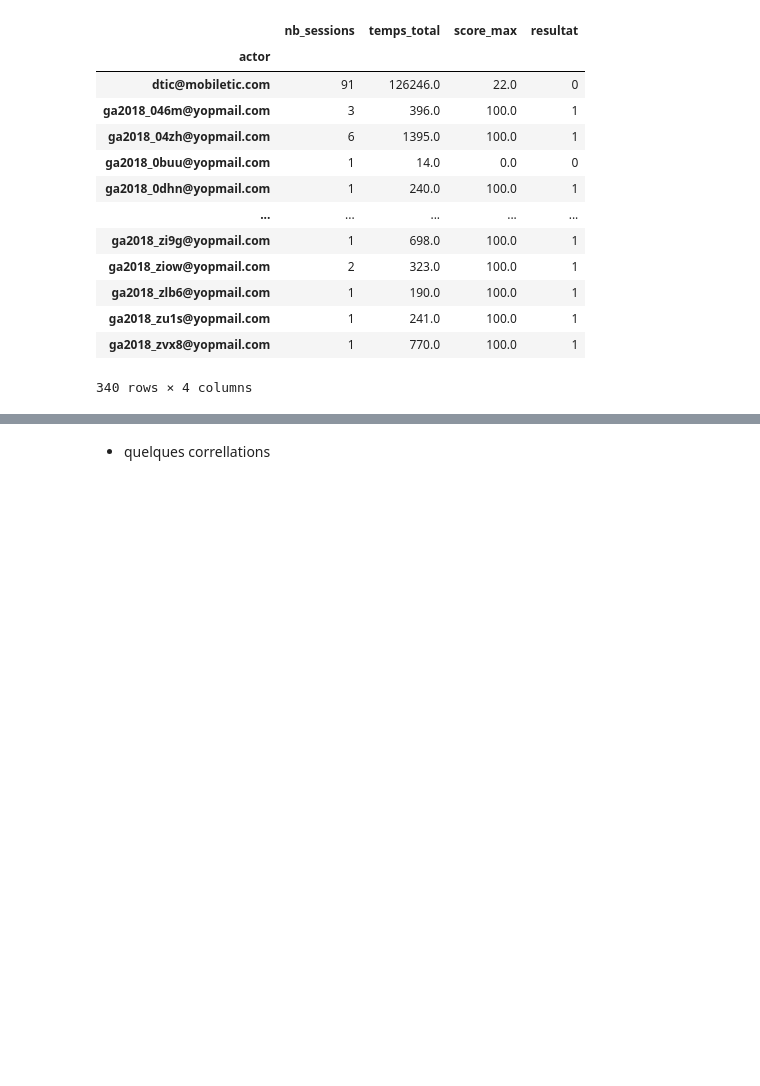
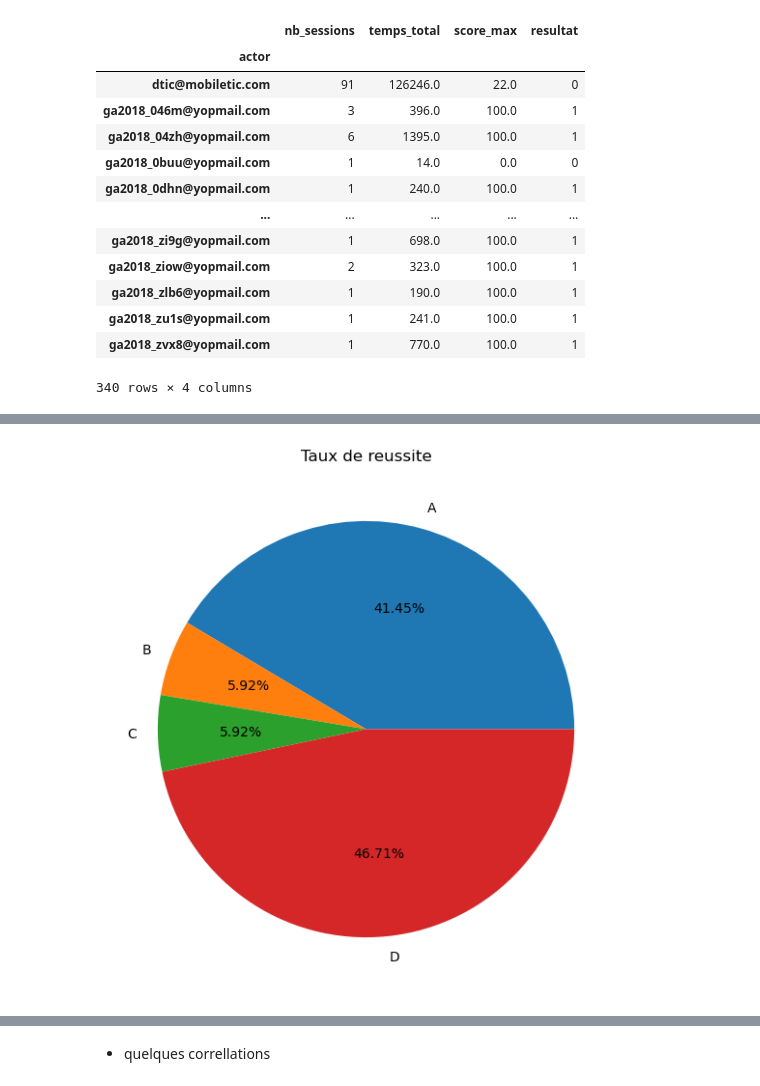
Before and after one commit to DJIGIFA/ODC-ML-DGS, a Jupyter notebook: Untitled.ipynb, the cells around one changed output, grey strips where cells are left out. Saved outputs shown, nothing was run; the diff lists cells and outputs as text; code cells hidden in the pictures; blank space fills up the shorter version.

```diff
--- a/Untitled.ipynb
+++ b/Untitled.ipynb
@@ -107,0 +133,4 @@ data.getModuleActorStat("671-presentation")
+# %%
+data.camenbert()
+# %% [output]
+[figure, added]
```
Also changed, not shown: parts of 23 cells of this notebook, 1 other file.
